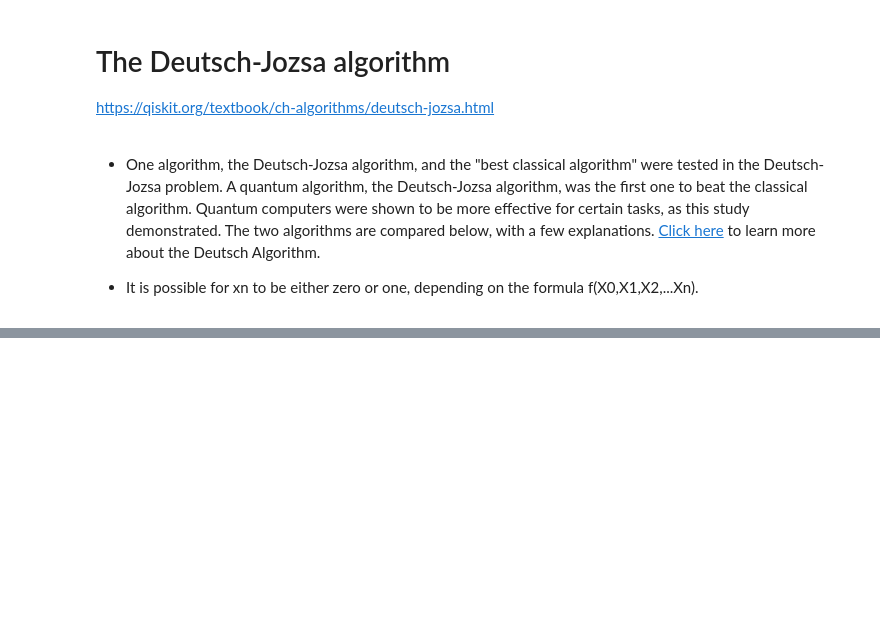
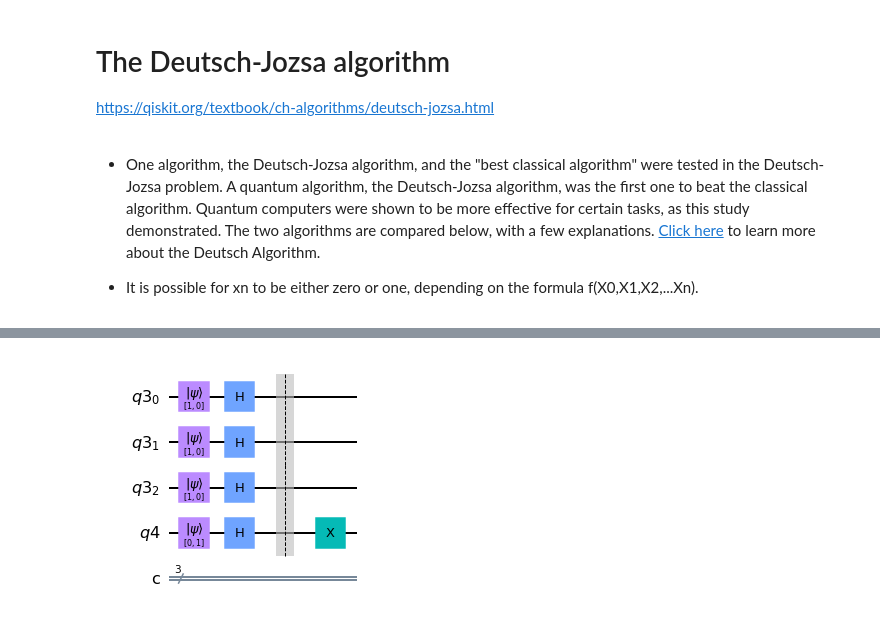
Before and after one commit to Victor-Onanuga/Emerging-Technologies, a Jupyter notebook: Assignment/Quantum_Computing.ipynb, the cells around one changed output, grey strips where cells are left out. Saved outputs shown, nothing was run; the diff lists cells and outputs as text; code cells hidden in the pictures; blank space fills up the shorter version.

```diff
--- a/Assignment/Quantum_Computing.ipynb
+++ b/Assignment/Quantum_Computing.ipynb
@@ -100,7 +107,7 @@ from qiskit.providers.ibmq import least_busy
 # %%
 # Step 2. Creating register
 
-Qbit = "10101" # number of bit in string
+Qbit = "100" # number of bit in string
 num_Qbit = len(Qbit)
 
 register_Const = QuantumRegister(num_Qbit)
@@ -192,0 +206,8 @@ circuit.draw(output='mpl')
+# %%
+# Step 7. Pass it through the constant quantum oracle if result = 0
+
+resultingCircuit0 = circuit.compose(const_oracle_1)
+
+resultingCircuit0.draw(output = "mpl")
+# %% [output]
+[figure, added]
```
Also changed, not shown: parts of 8 cells of this notebook.
